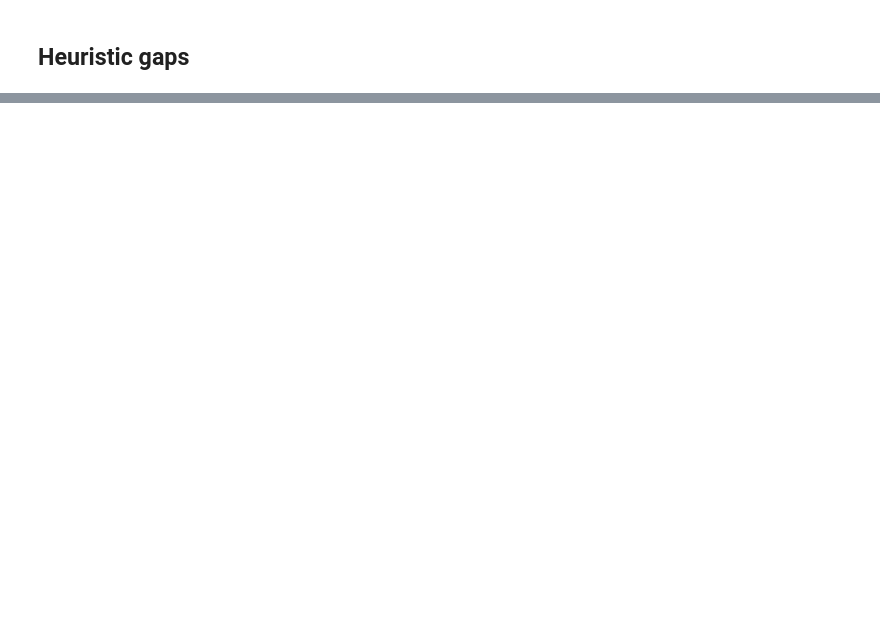
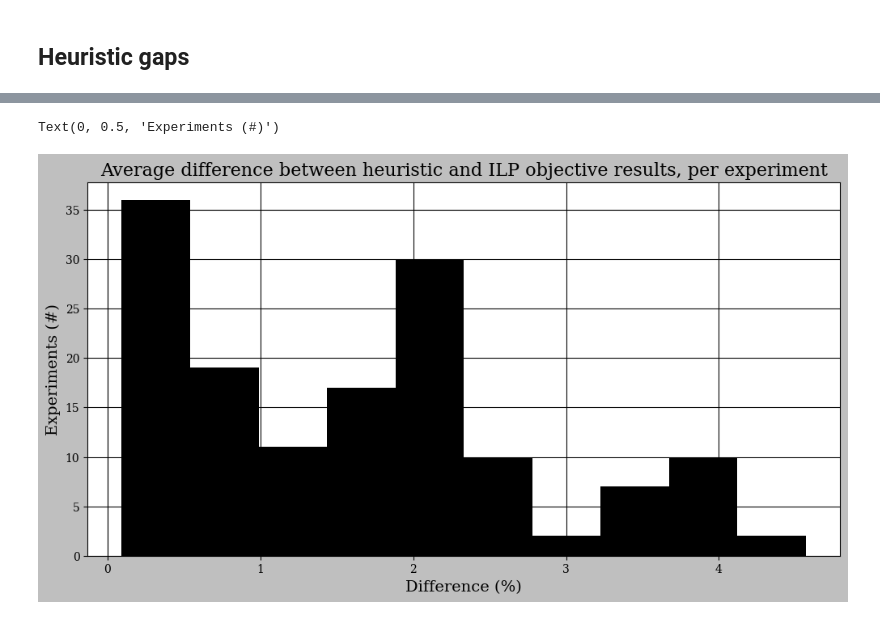
Before and after one commit to N-Wouda/PL-Hourly-Heuristic, a Jupyter notebook: performance.ipynb, the cells around one changed output, grey strips where cells are left out. Drawn from its saved outputs; the diff is of its cells as text; code cells hidden in the pictures; blank space fills up the shorter version.

```diff
--- a/performance.ipynb
+++ b/performance.ipynb
@@ -84,2 +166,13 @@ Name: gap (10 min), dtype: float64
 # %% [markdown]
 ## Heuristic gaps
+# %%
+objectives = pd.DataFrame(index=heuristic.index)
+
+objectives["ilp"] = ilp.objective
+objectives["ilp_10_min_gap"] = ilp['gap (10 min)']
+objectives["heuristic"] = heuristic.objective
+objectives["gap"] = 100 * (ilp.objective - heuristic.objective) / heuristic.objective
+objectives["ilp_runtime"] = ilp['run-time (wall)']
+objectives["heur_runtime"] = heuristic['run-time (wall)']
+
+grouped = objectives.groupby("experiment")
@@ -85,0 +193,8 @@ Name: gap (10 min), dtype: float64
+# %%
+grouped.gap.mean().hist(figsize=(12, 6))
+plt.title("Average difference between heuristic and ILP objective results, per experiment")
+plt.xlabel("Difference (%)")
+plt.ylabel("Experiments (#)")
+# %% [output]
+Text(0, 0.5, 'Experiments (#)')
+[figure, added]
```
Also changed, not shown: parts of 16 cells of this notebook, 2 other files.
